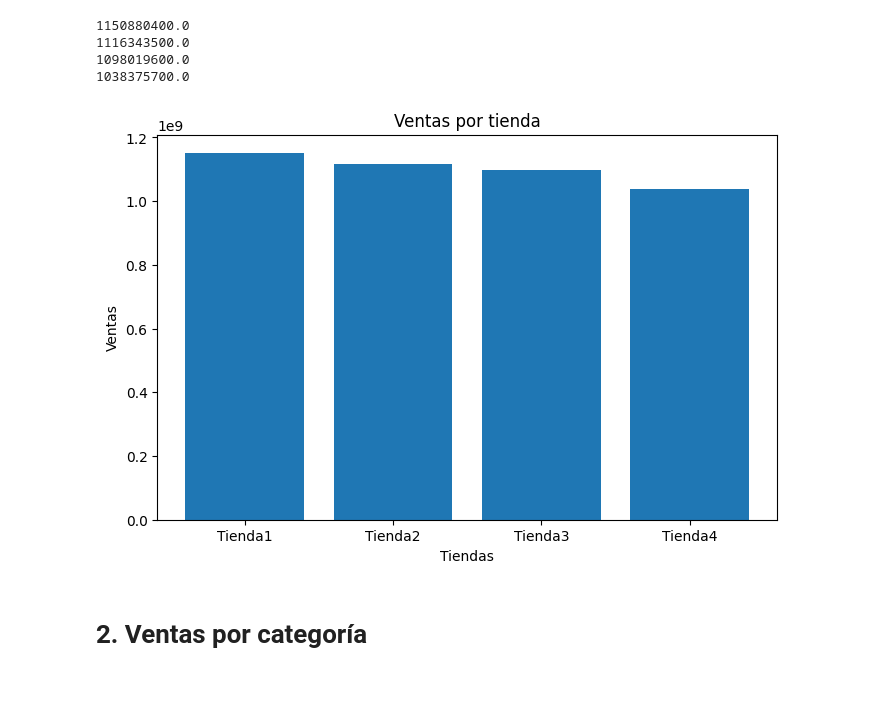
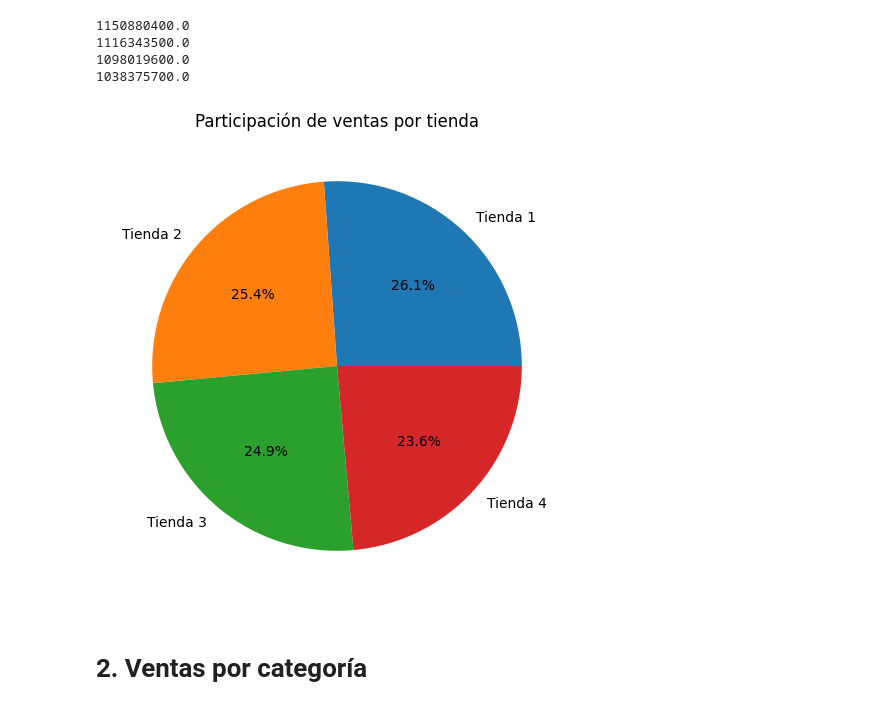
Before and after one commit to SebasOspina-montoya/Desafio-tiendas-alura, a Jupyter notebook: AluraStoreLatam.ipynb, the cells around one changed output. Cells and saved outputs as stored; diff of their text form; code cells hidden in the pictures.

Commit message:
Graficos y calificacion final por tienda, conclusiones finales

```diff
--- a/AluraStoreLatam.ipynb
+++ b/AluraStoreLatam.ipynb
@@ -42,17 +42,15 @@ print(ventas_tienda4)
 # %%
 import matplotlib.pyplot as plt
 
 ventas = [ventas_tienda, ventas_tienda2, ventas_tienda3, ventas_tienda4]
-tiendas = ['Tienda1', 'Tienda2', 'Tienda3', 'Tienda4']
+tiendas = ['Tienda 1', 'Tienda 2', 'Tienda 3', 'Tienda 4']
 
-plt.figure(figsize=(8,5))
-plt.bar(tiendas, ventas)
-plt.xlabel('Tiendas')
-plt.ylabel('Ventas')
-plt.title('Ventas por tienda')
+plt.figure(figsize=(6,6))
+plt.pie(ventas, labels=tiendas, autopct='%1.1f%%')
+plt.title("Participación de ventas por tienda")
 plt.show()
 # %% [output]
-[figure, old version]
+[figure, new version]
 # %% [markdown]
 # 2. Ventas por categoría
 # %%
```
Also changed, not shown: parts of 9 cells of this notebook.
